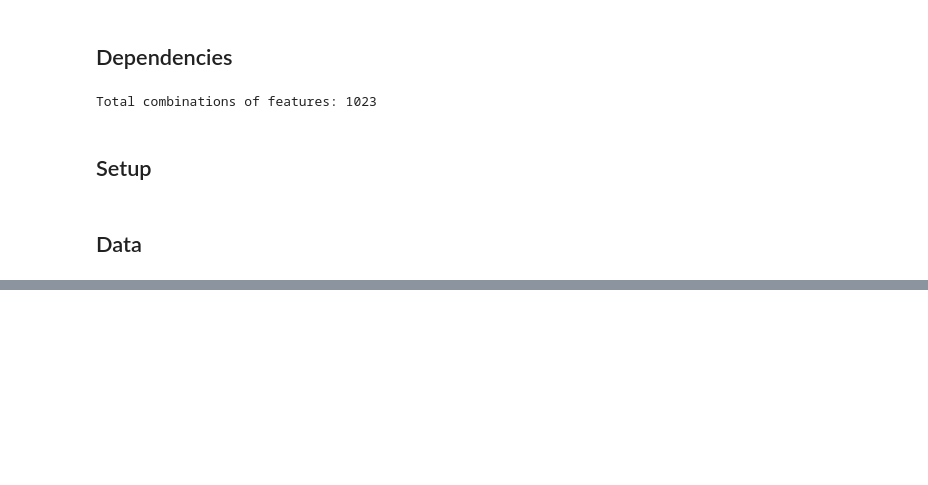
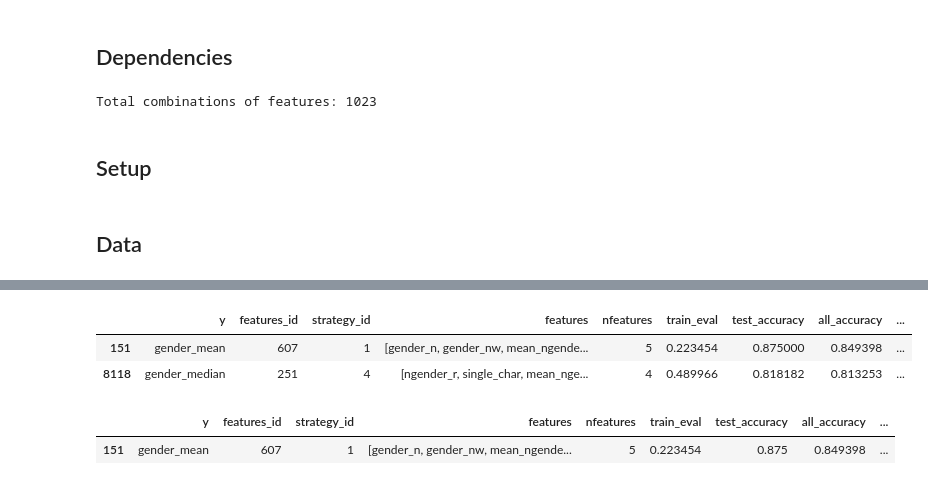
Before and after one commit to CSHVienna/chinese-names-gender, a Jupyter notebook: code/notebooks/predictions_classification.ipynb, the cells around one changed output, grey strips where cells are left out. Saved outputs shown, nothing was run; the diff lists cells and outputs as text; code cells hidden in the pictures; blank space fills up the shorter version.

```diff
--- a/code/notebooks/predictions_classification.ipynb
+++ b/code/notebooks/predictions_classification.ipynb
@@ -179,0 +139,12 @@ plt.close()
+# %%
+df_best_per_run[cols+['fn']]
+# %% [output]
+|  | y | features_id | strategy_id | features | nfeatures | train_eval | test_accuracy | all_accuracy | ... |
+| 151 | gender_mean | 607 | 1 | [gender_n, gender_nw, mean_ngende... | 5 | 0.223454 | 0.875000 | 0.849398 | ... |
+| 8118 | gender_median | 251 | 4 | [ngender_r, single_char, mean_nge... | 4 | 0.489966 | 0.818182 | 0.813253 | ... |
+# %%
+# BEST
+df_best_per_run.head(1)[cols]
+# %% [output]
+|  | y | features_id | strategy_id | features | nfeatures | train_eval | test_accuracy | all_accuracy | ... |
+| 151 | gender_mean | 607 | 1 | [gender_n, gender_nw, mean_ngende... | 5 | 0.223454 | 0.875 | 0.849398 | ... |
```
Also changed, not shown: parts of 23 cells of this notebook, 7 other files.
